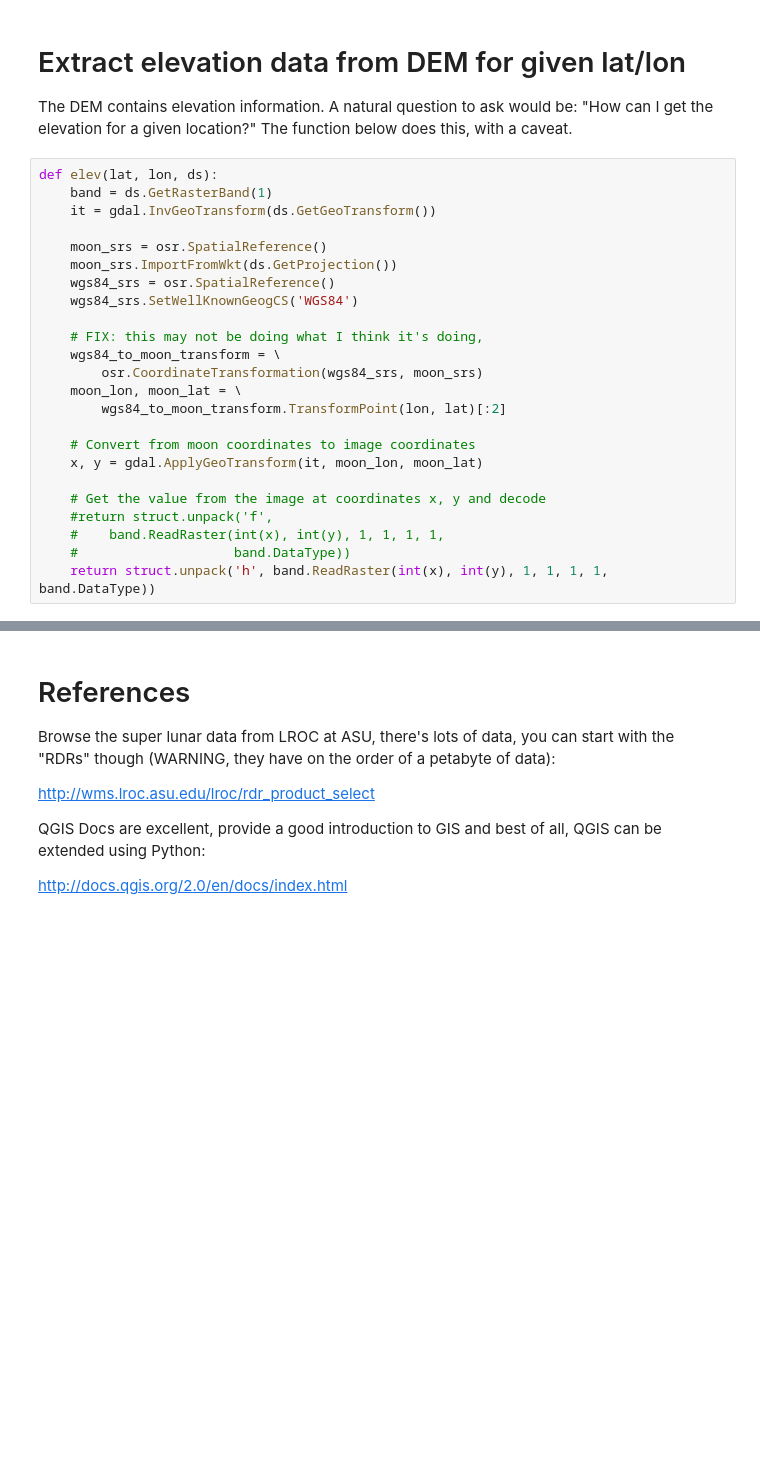
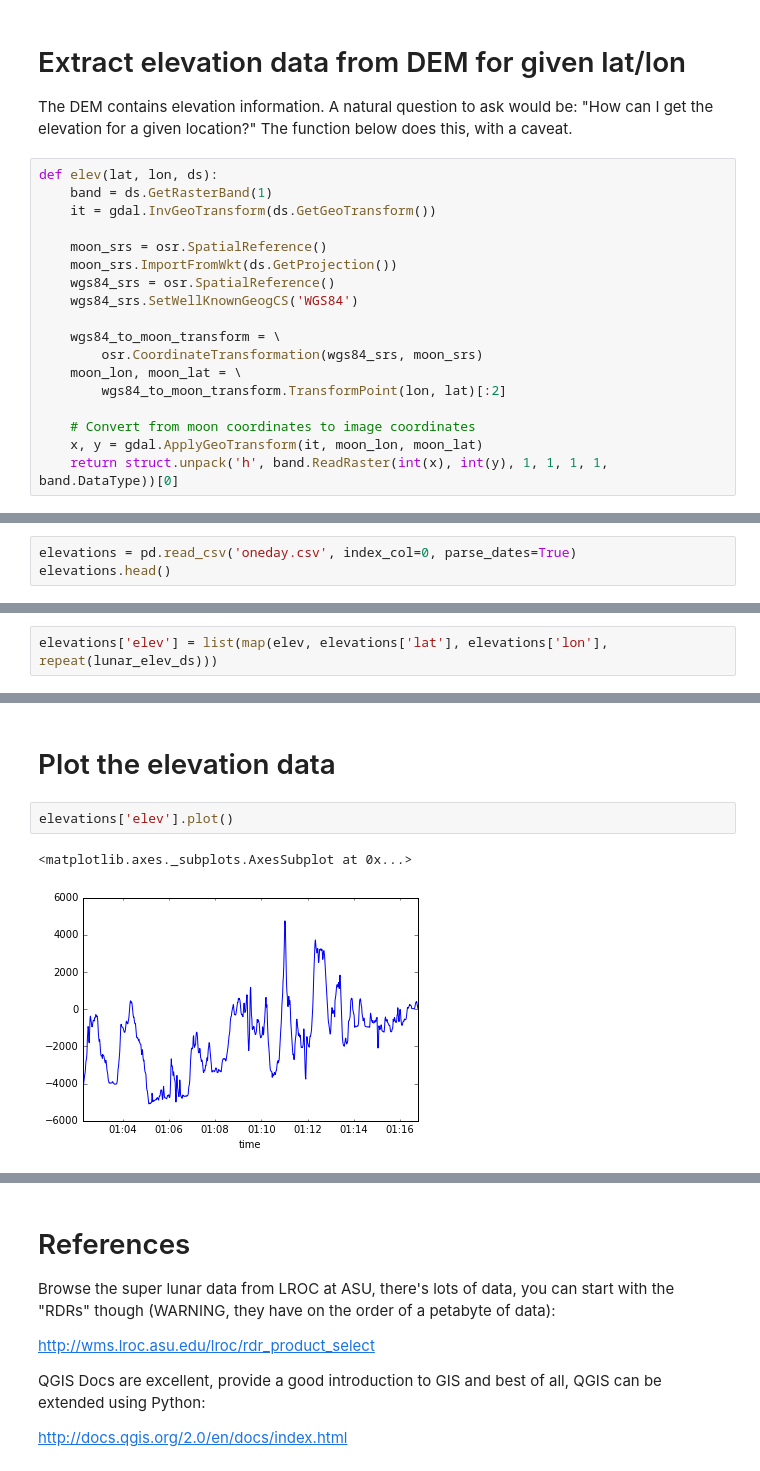
Before and after one commit to desertpy/presentations, a Jupyter notebook: lunar-gis-godber/lunar-gis-godber-presentation.ipynb, the cells around one changed output, grey strips where cells are left out. Cells and saved outputs as stored; diff of their text form; blank space fills up the shorter version.

```diff
--- a/lunar-gis-godber/lunar-gis-godber-presentation.ipynb
+++ b/lunar-gis-godber/lunar-gis-godber-presentation.ipynb
@@ -166,7 +167,6 @@ def elev(lat, lon, ds):
     wgs84_srs = osr.SpatialReference()
     wgs84_srs.SetWellKnownGeogCS('WGS84')
 
-    # FIX: this may not be doing what I think it's doing,
     wgs84_to_moon_transform = \
         osr.CoordinateTransformation(wgs84_srs, moon_srs)
     moon_lon, moon_lat = \
@@ -174,9 +174,4 @@ def elev(lat, lon, ds):
 
     # Convert from moon coordinates to image coordinates
     x, y = gdal.ApplyGeoTransform(it, moon_lon, moon_lat)
-
-    # Get the value from the image at coordinates x, y and decode
-    #return struct.unpack('f',
-    #    band.ReadRaster(int(x), int(y), 1, 1, 1, 1,
-    #                    band.DataType))
-    return struct.unpack('h', band.ReadRaster(int(x), int(y), 1, 1, 1, 1, band.DataType))
+    return struct.unpack('h', band.ReadRaster(int(x), int(y), 1, 1, 1, 1, band.DataType))[0]
@@ -190,0 +220,3 @@ elev(lat, lon, lunar_elev_ds)
+# %%
+elevations = pd.read_csv('oneday.csv', index_col=0, parse_dates=True)
+elevations.head()
@@ -190,0 +235,2 @@ elev(lat, lon, lunar_elev_ds)
+# %%
+elevations['elev'] = list(map(elev, elevations['lat'], elevations['lon'], repeat(lunar_elev_ds)))
@@ -190,0 +249,7 @@ elev(lat, lon, lunar_elev_ds)
+# %% [markdown]
+# Plot the elevation data
+# %%
+elevations['elev'].plot()
+# %% [output]
+<matplotlib.axes._subplots.AxesSubplot at 0x...>
+[figure, added]
```
Also changed, not shown: parts of 15 cells of this notebook, 1 other file.
